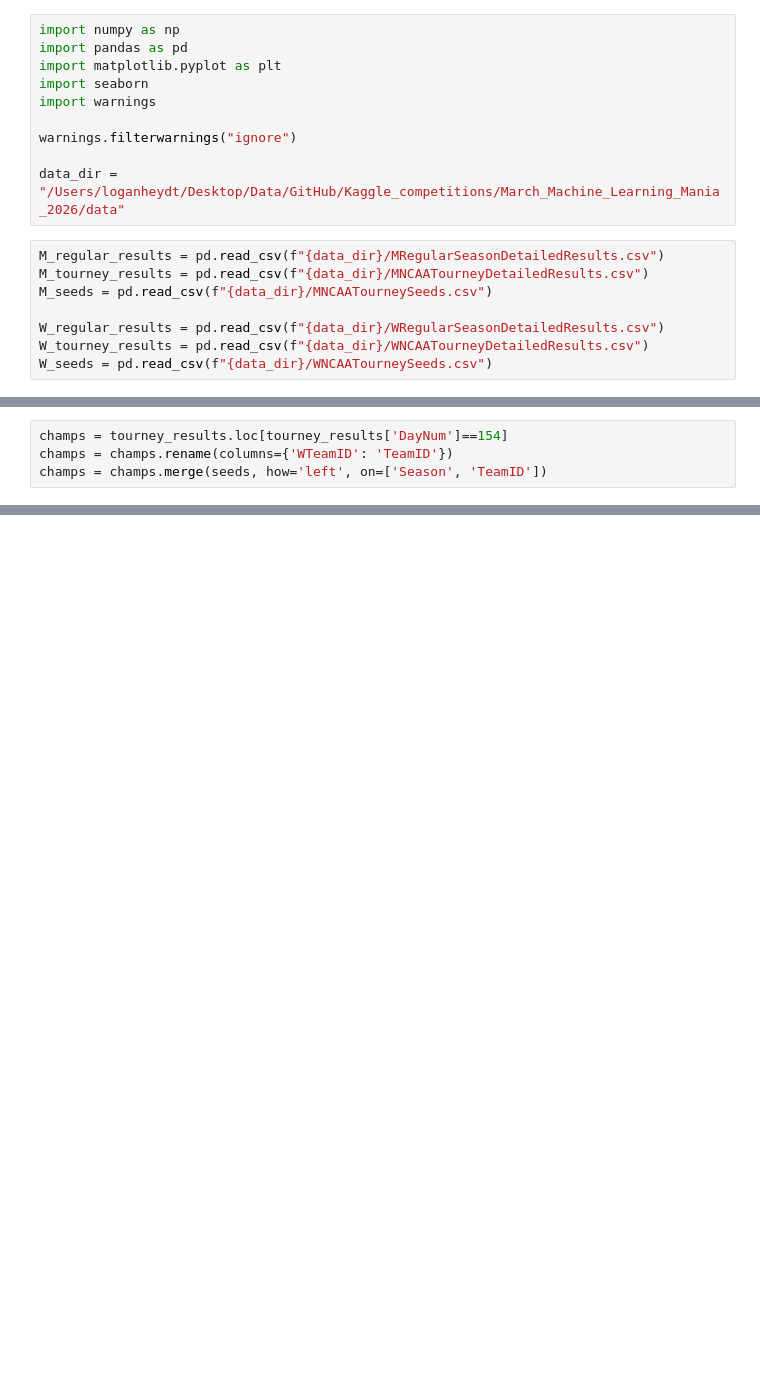
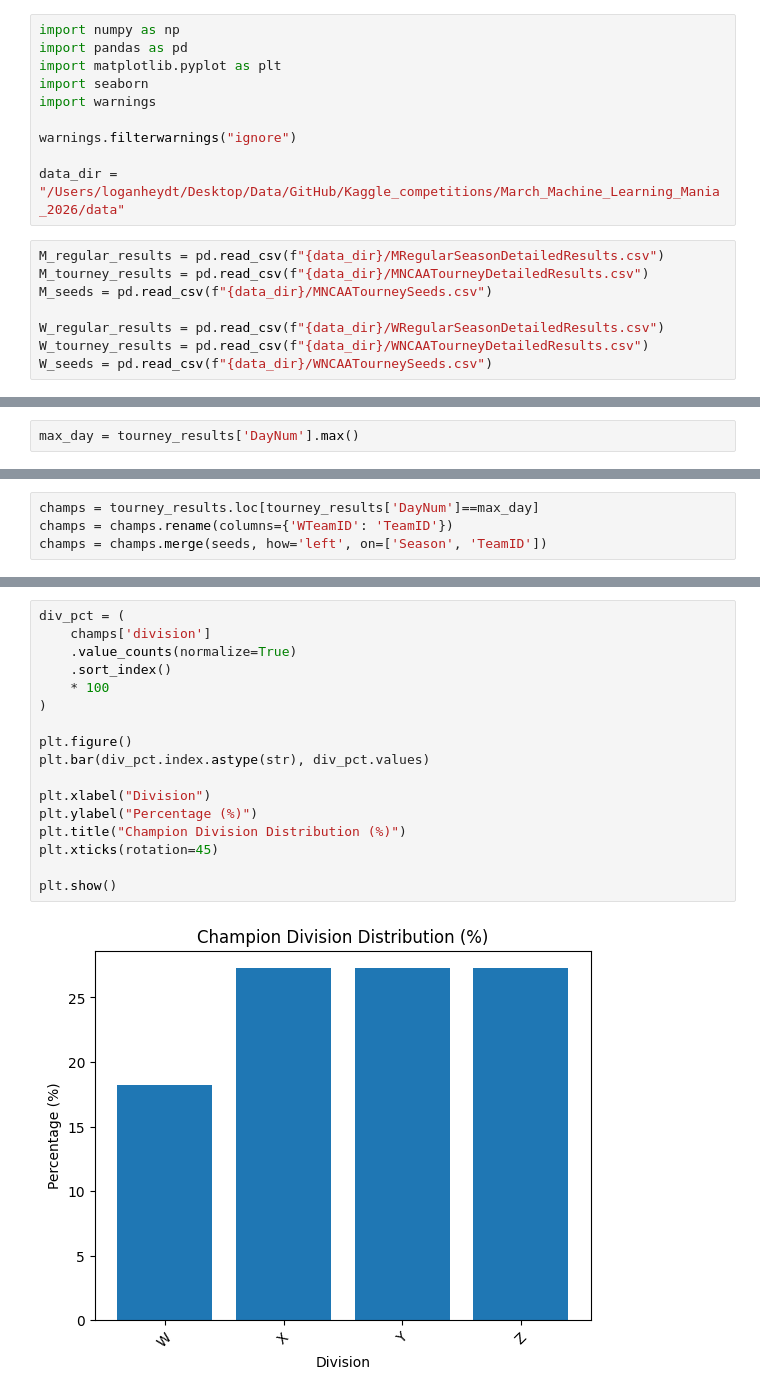
Before and after one commit to logan-heydt/Kaggle_competitions, a Jupyter notebook: March_Machine_Learning_Mania_2026/src/exploration.ipynb, the cells around one changed output, grey strips where cells are left out. Drawn from its saved outputs; the diff is of its cells as text; blank space fills up the shorter version.

```diff
--- a/March_Machine_Learning_Mania_2026/src/exploration.ipynb
+++ b/March_Machine_Learning_Mania_2026/src/exploration.ipynb
@@ -31,2 +51,4 @@ tourney_results.head()
+# %%
+max_day = tourney_results['DayNum'].max()
 # %%
 seeds.head()
@@ -38,5 +74,5 @@ seeds.head()
 # %%
-champs = tourney_results.loc[tourney_results['DayNum']==154]
+champs = tourney_results.loc[tourney_results['DayNum']==max_day]
 champs = champs.rename(columns={'WTeamID': 'TeamID'})
 champs = champs.merge(seeds, how='left', on=['Season', 'TeamID'])
 # %%
@@ -60,0 +107,19 @@ plt.show()
+# %%
+div_pct = (
+    champs['division']
+    .value_counts(normalize=True)
+    .sort_index()
+    * 100
+)
+
+plt.figure()
+plt.bar(div_pct.index.astype(str), div_pct.values)
+
+plt.xlabel("Division")
+plt.ylabel("Percentage (%)")
+plt.title("Champion Division Distribution (%)")
+plt.xticks(rotation=45)
+
+plt.show()
+# %% [output]
+[figure, added]
```
Also changed, not shown: parts of 12 cells of this notebook.
